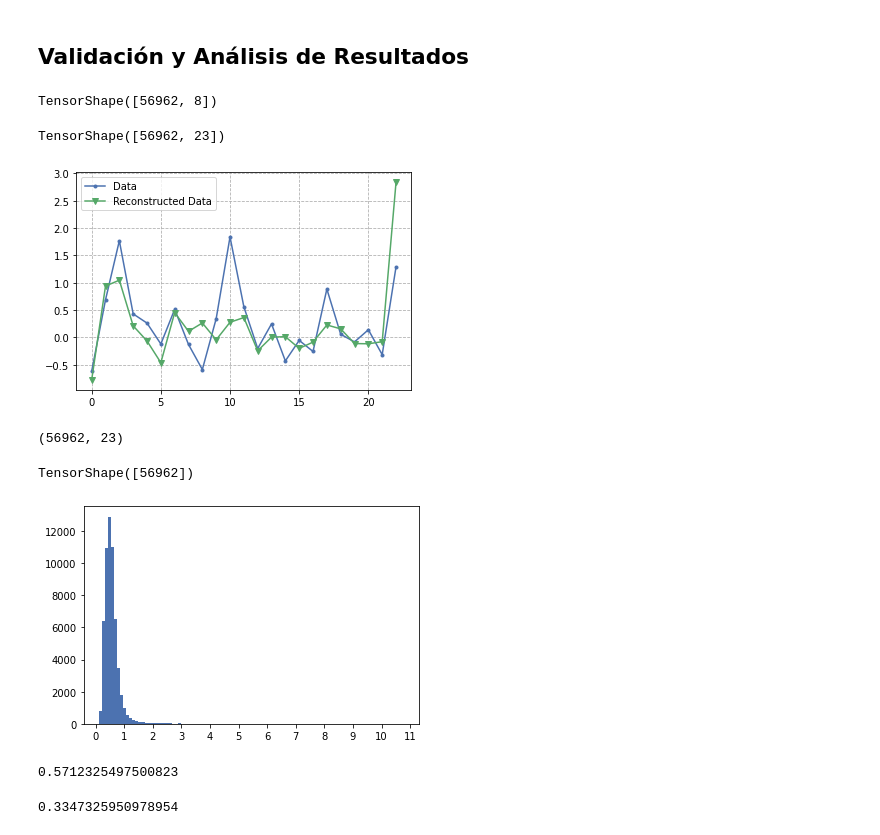
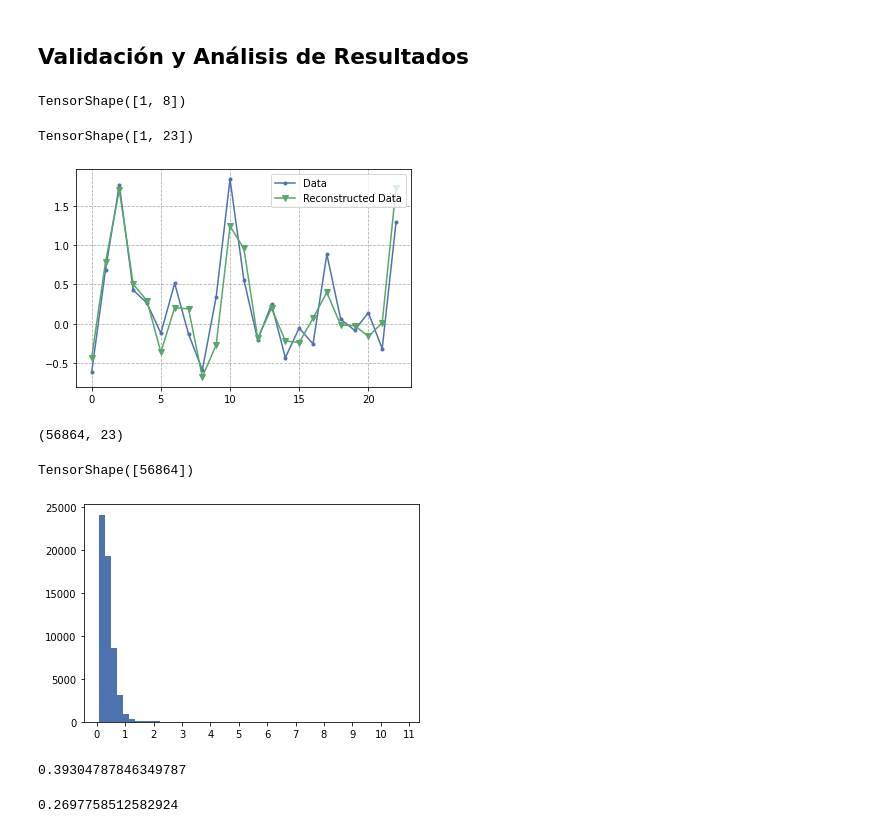
Before and after one commit to jpcano1/MINE_4210_Analisis_con_Deep_Learning, a Jupyter notebook: lab_2/practica_5/practica_5.ipynb, the cells around one changed output. Drawn from its saved outputs; the diff is of its cells as text; code cells hidden in the pictures.

```diff
--- a/lab_2/practica_5/practica_5.ipynb
+++ b/lab_2/practica_5/practica_5.ipynb
@@ -165,8 +175,8 @@ early_stopping = keras.callbacks.EarlyStopping(
 model.compile(loss="mse", optimizer="adam")
 # %%
 history = model.fit(
-    X_train, X_train,
-    validation_data=(X_val, X_val),
+    X_train[y_train==0], X_train[y_train==0],
+    validation_data=(X_val[y_val==0], X_val[y_val==0]),
     epochs=20,
     callbacks=[early_stopping]
 )
@@ -191,22 +201,24 @@ Epoch 14/20
 # %% [markdown]
 ## **Validación y Análisis de Resultados**
 # %%
-encoder_out = model.encoder(X_test)
+encoder_out = model.encoder(
+    X_test[y_test==0][0].reshape(-1, X_test.shape[-1])
+)
 decoder_out = model.decoder(encoder_out)
 # %%
 encoder_out.shape
 # %% [output]
-TensorShape([56962, 8])
+TensorShape([1, 8])
 # %%
 decoder_out.shape
 # %% [output]
-TensorShape([56962, 23])
+TensorShape([1, 23])
 # %%
-plt.plot(X_test[0], ".-", label="Data")
+plt.plot(X_test[y_test==0][0], ".-", label="Data")
 plt.plot(decoder_out[0], "v-", label="Reconstructed Data")
 plt.legend(loc="best")
 plt.grid(linestyle="--")
 plt.show()
 # %% [output]
-[figure, old version]
+[figure, new version]
 # %%
@@ -216,23 +230,23 @@ loss = tf.keras.losses.mae(reconstructions, X_test)
 # %%
-X_test.shape
+X_test[y_test==0].shape
 # %% [output]
-(56962, 23)
+(56864, 23)
 # %%
-loss.shape
+normal_loss.shape
 # %% [output]
-TensorShape([56962])
+TensorShape([56864])
 # %%
-plt.hist(loss, bins=100)
+plt.hist(normal_loss, bins=50)
 plt.xticks(range(12))
 plt.show()
 # %% [output]
-[figure, old version]
+[figure, new version]
 # %%
-np.mean(loss)
+np.mean(normal_loss)
 # %% [output]
-0.5712325497500823
+0.39304787846349787
 # %%
-np.std(loss)
+np.std(normal_loss)
 # %% [output]
-0.3347325950978954
+0.2697758512582924
 # %%
```
Also changed, not shown: parts of 9 cells of this notebook.
